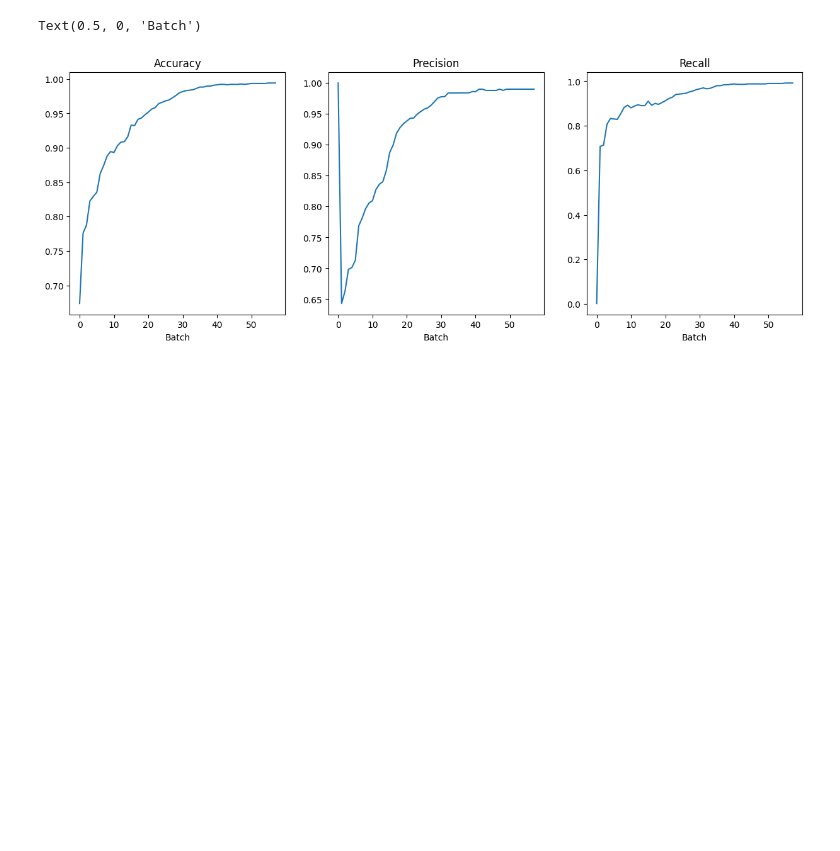
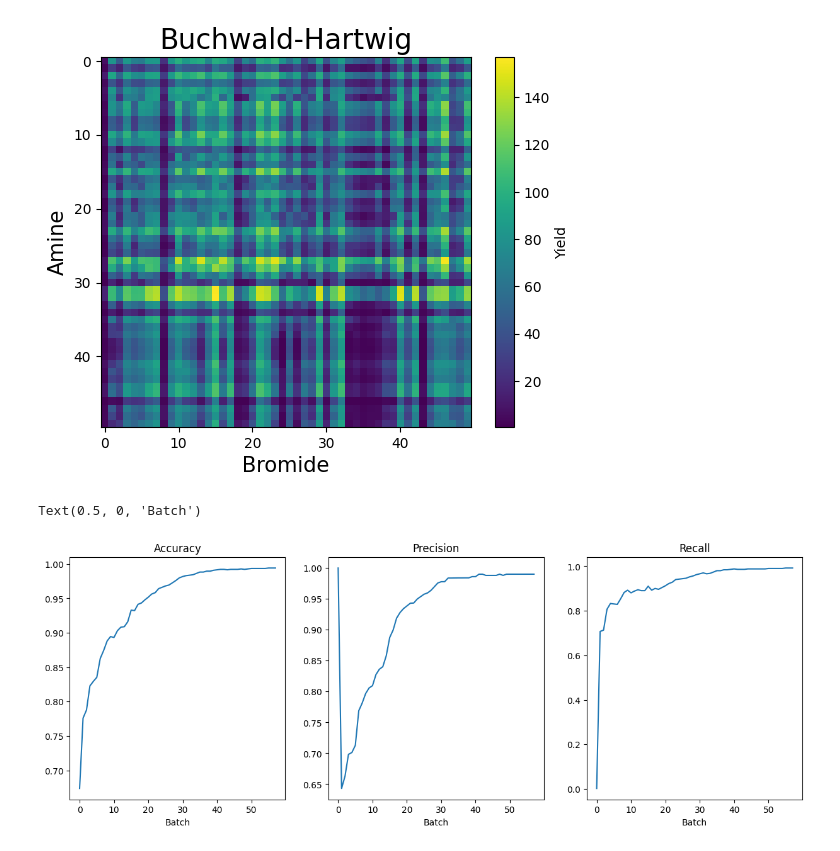
Before and after one commit to ssivilotti/condition_set_opt, a Jupyter notebook: dataset_analysis.ipynb, the cells around one changed output. Cells and saved outputs as stored; diff of their text form; code cells hidden in the pictures; blank space fills up the shorter version.

```diff
--- a/dataset_analysis.ipynb
+++ b/dataset_analysis.ipynb
@@ -185,3 +27,7 @@ show_conditions(aryl_scope_mat.T, (best_cond_2[0][np.argmax(best_cond_2[1])][1],
+# %%
+buchwald_hartwig.plot_surface('buchwald_hartwig', 'Yield', 'Buchwald-Hartwig')
+# %% [output]
+[figure, added]
 # %%
 with open('metrics_2024-05-15_11:08:37.txt', 'r') as f:
     lines = f.read().splitlines()
```
Also changed, not shown: parts of 53 cells of this notebook, 7 other files.
